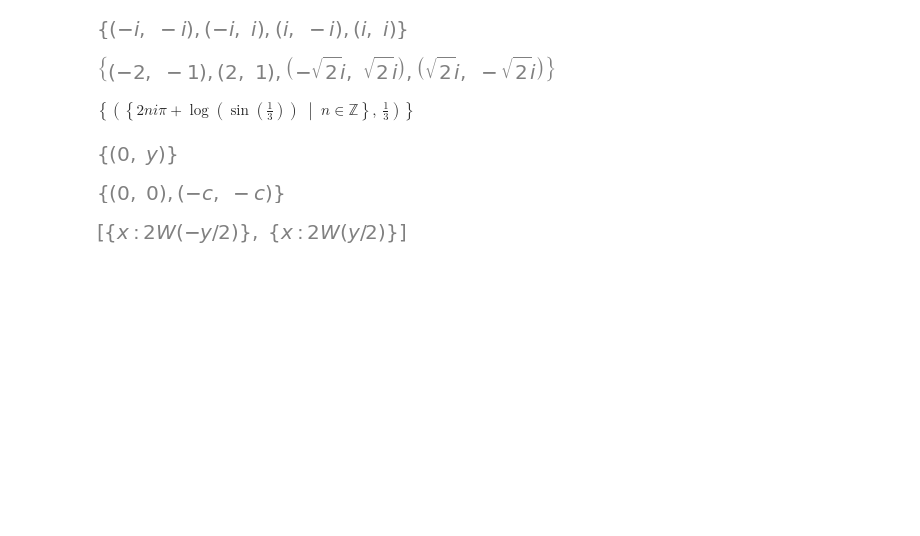
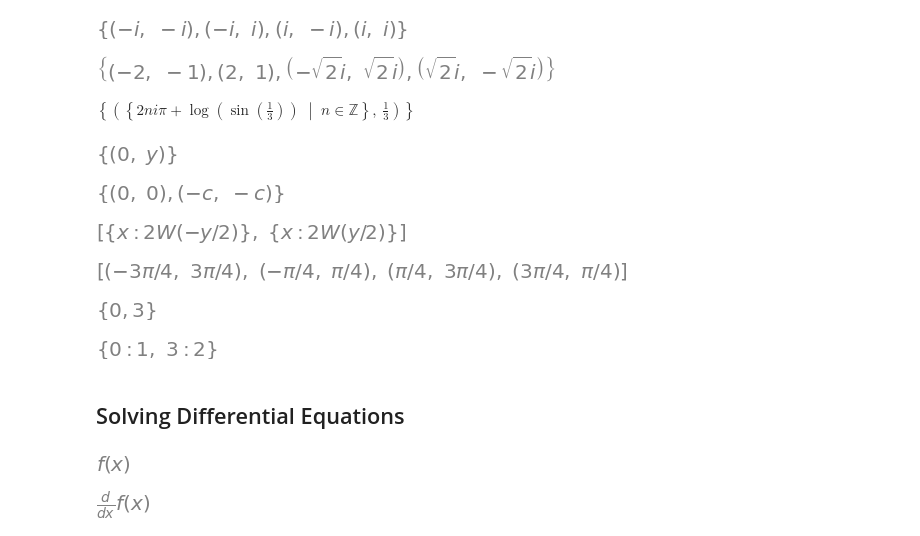
Before and after one commit to zhoujing204/linear-algebra, a Jupyter notebook: sympy-turorial/solvers.ipynb, the cells around one changed output. Drawn from its saved outputs; the diff is of its cells as text; code cells hidden in the pictures; blank space fills up the shorter version.

```diff
--- a/sympy-turorial/solvers.ipynb
+++ b/sympy-turorial/solvers.ipynb
@@ -97,3 +97,17 @@ solve([x**2 - y**2/exp(x)], [x, y], dict=True)
 solve(x**2 - y**2/exp(x), x, dict=True)
 # %% [output]
 [figure]
+# %%
+solve([sin(x + y), cos(x - y)], [x, y])
+# %% [output]
+[figure, added]
+# %%
+solveset(x**3 - 6*x**2 + 9*x, x)
+# %% [output]
+[figure, added]
+# %%
+roots(x**3 - 6*x**2 + 9*x, x)
+# %% [output]
+[figure, added]
+# %% [markdown]
+## Solving Differential Equations
@@ -99,0 +116,8 @@ solve(x**2 - y**2/exp(x), x, dict=True)
+# %%
+f(x)
+# %% [output]
+[figure, added]
+# %%
+f(x).diff(x)
+# %% [output]
+[figure, added]
```
Also changed, not shown: parts of 6 cells of this notebook, 8 other files.
